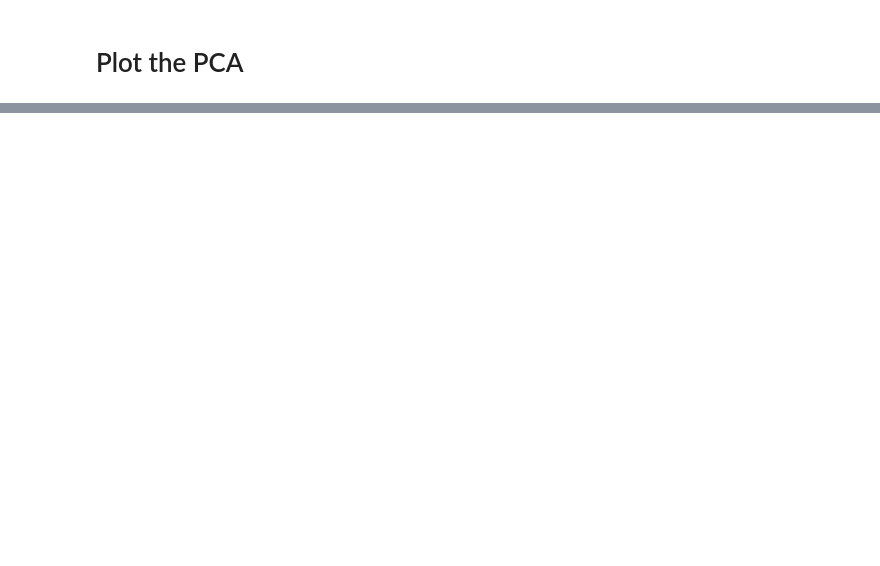
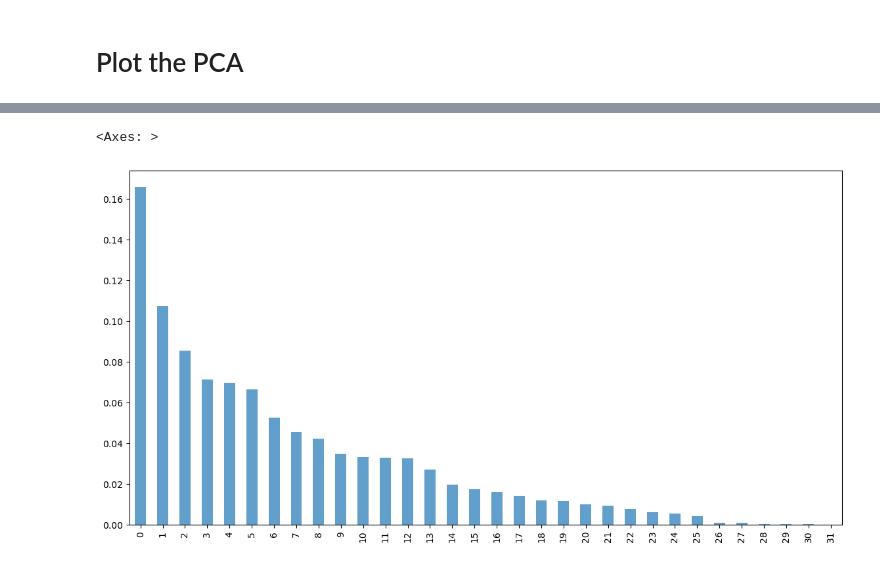
Before and after one commit to Tuwaiq-Data-Science-Bootcamp-V5/Preprocessing_Lab1, a Jupyter notebook: Preprocessing.ipynb, the cells around one changed output, grey strips where cells are left out. Cells and saved outputs as stored; diff of their text form; code cells hidden in the pictures; blank space fills up the shorter version.

```diff
--- a/Preprocessing.ipynb
+++ b/Preprocessing.ipynb
@@ -3,2 +22,5 @@
 # %% [markdown]
 # Load and preview the data
+# %%
+df = pd.read_pickle('users_data_final.pickle')
+df
@@ -13,4 +76,28 @@
 # %% [markdown]
 # Apply oversampling or SMOTE to the target label
+# %%
+df.drop('user_id', axis=1, inplace=True)
+
+
+X = df.drop('term_deposit', axis=1)
+y = df['term_deposit']
+
+smote = SMOTE(sampling_strategy='auto', random_state=42)
+X_resampled, y_resampled = smote.fit_resample(X, y)
+
+X_resampled_df = pd.DataFrame(X_resampled, columns=X.columns)
+y_resampled_df = pd.DataFrame(y_resampled, columns=['term_deposit'])
+scaled_df = pd.concat([X_resampled_df, y_resampled_df], axis=1)
+
+fig = px.pie(df, names='term_deposit')
+fig.show()
 # %% [markdown]
 # Normalize the data
+# %%
+scaler = MinMaxScaler().fit(df)
+print(scaler.data_min_)
+print(scaler.data_max_)
+scaled_data = scaler.transform(df)
+
+scaled_df = pd.DataFrame(scaled_data, columns=df.columns)
+scaled_df
@@ -19,2 +151,6 @@
 # %% [markdown]
 # Plot the PCA
+# %%
+pca = PCA()
+pca.fit(scaled_df)
+pd.Series(pca.explained_variance_ratio_)
@@ -20,0 +175,7 @@
+# %%
+plt.figure(figsize=(14,7))
+exp_var = pd.Series(pca.explained_variance_ratio_)
+exp_var.plot(kind="bar", alpha=0.7)
+# %% [output]
+<Axes: >
+[figure, added]
```
Also changed, not shown: parts of 9 cells of this notebook.
